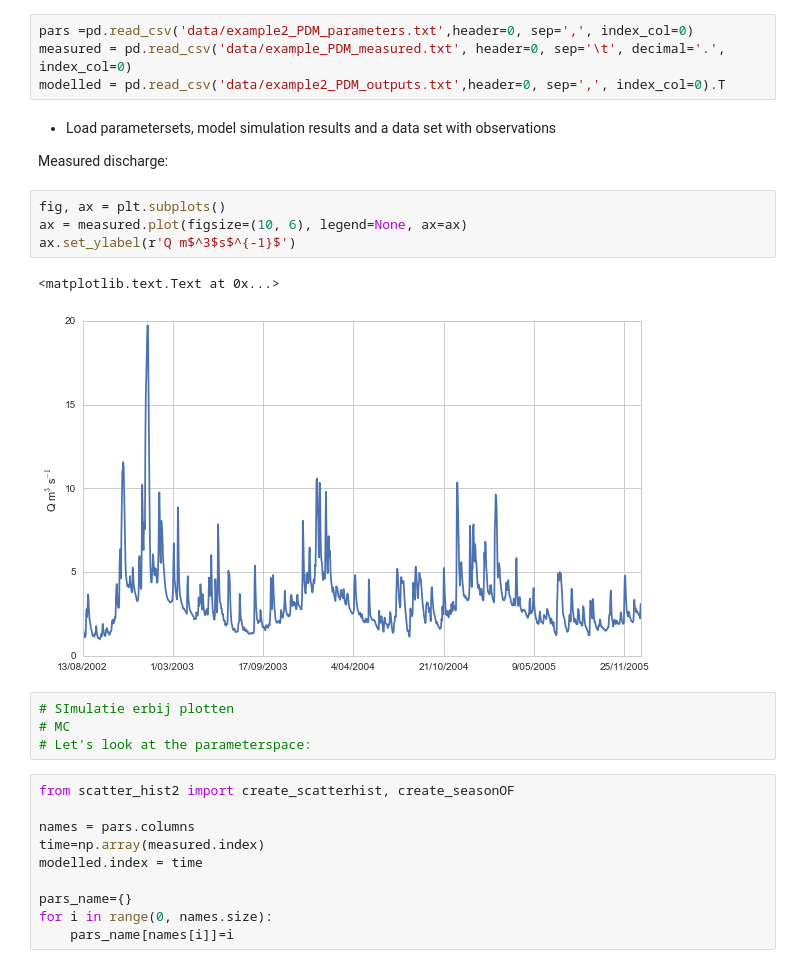
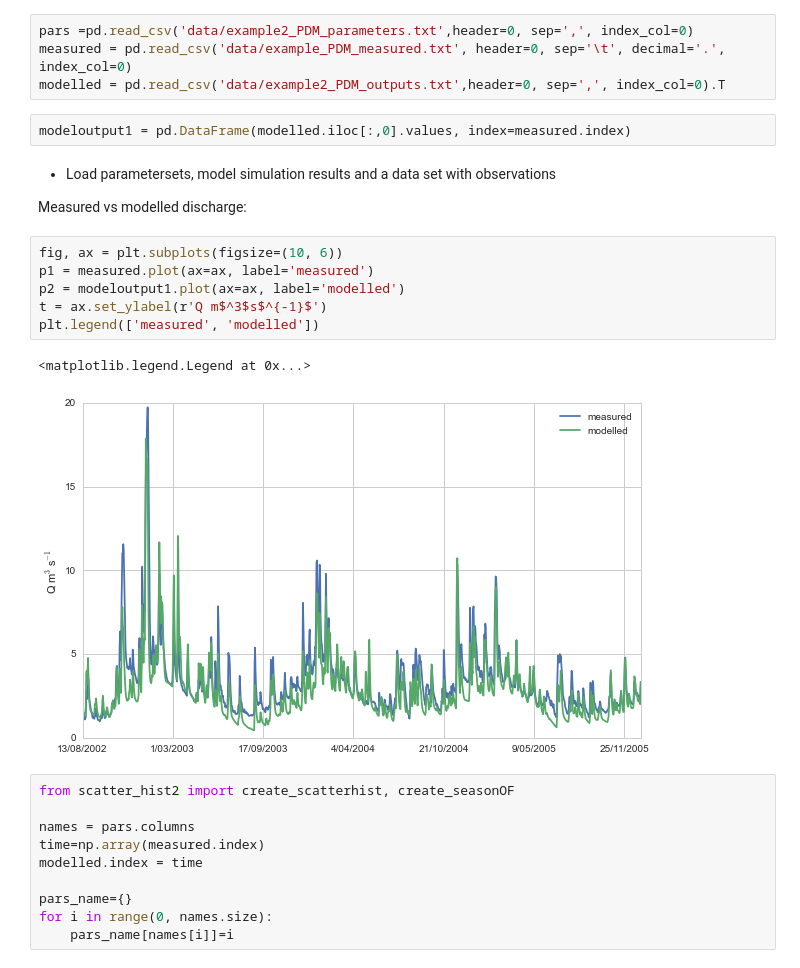
Before and after one commit to stijnvanhoey/EGU2015, a Jupyter notebook: EGU2015_FOSS_notebooks.ipynb, the cells around one changed output. Saved outputs shown, nothing was run; the diff lists cells and outputs as text.

```diff
--- a/EGU2015_FOSS_notebooks.ipynb
+++ b/EGU2015_FOSS_notebooks.ipynb
@@ -137,21 +142,21 @@ interact(myfunction, number  = (1, 3, 1), text = ['ONE', 'TWO'])
 pars =pd.read_csv('data/example2_PDM_parameters.txt',header=0, sep=',', index_col=0)
 measured = pd.read_csv('data/example_PDM_measured.txt', header=0, sep='\t', decimal='.', index_col=0)
 modelled = pd.read_csv('data/example2_PDM_outputs.txt',header=0, sep=',', index_col=0).T
+# %%
+modeloutput1 = pd.DataFrame(modelled.iloc[:,0].values, index=measured.index)
 # %% [markdown]
 * Load parametersets, model simulation results and a data set with observations
 
-Measured discharge:
+Measured vs modelled discharge:
 # %%
-fig, ax = plt.subplots()
-ax = measured.plot(figsize=(10, 6), legend=None, ax=ax)
-ax.set_ylabel(r'Q m$^3$s$^{-1}$')
+fig, ax = plt.subplots(figsize=(10, 6))
+p1 = measured.plot(ax=ax, label='measured')
+p2 = modeloutput1.plot(ax=ax, label='modelled')
+t = ax.set_ylabel(r'Q m$^3$s$^{-1}$')
+plt.legend(['measured', 'modelled'])
 # %% [output]
-<matplotlib.text.Text at 0x...>
+<matplotlib.legend.Legend at 0x...>
-[figure, old version]
+[figure, new version]
-# %%
-# SImulatie erbij plotten
-# MC
-# Let's look at the parameterspace:
 # %%
 from scatter_hist2 import create_scatterhist, create_seasonOF
 
```
Also changed, not shown: parts of 20 cells of this notebook, 2 other files.
